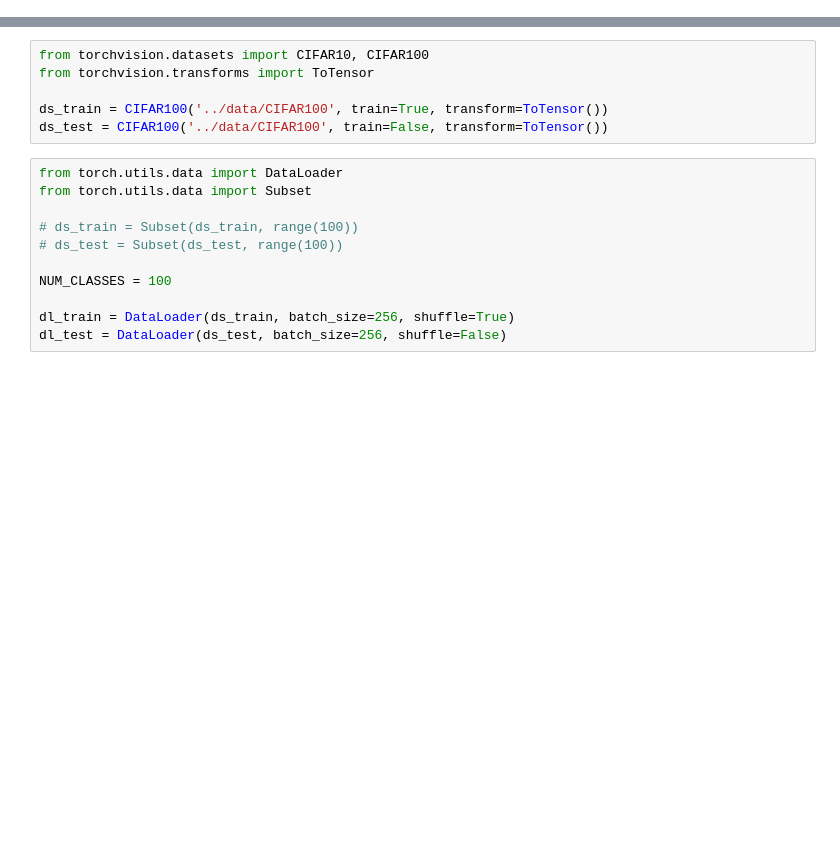
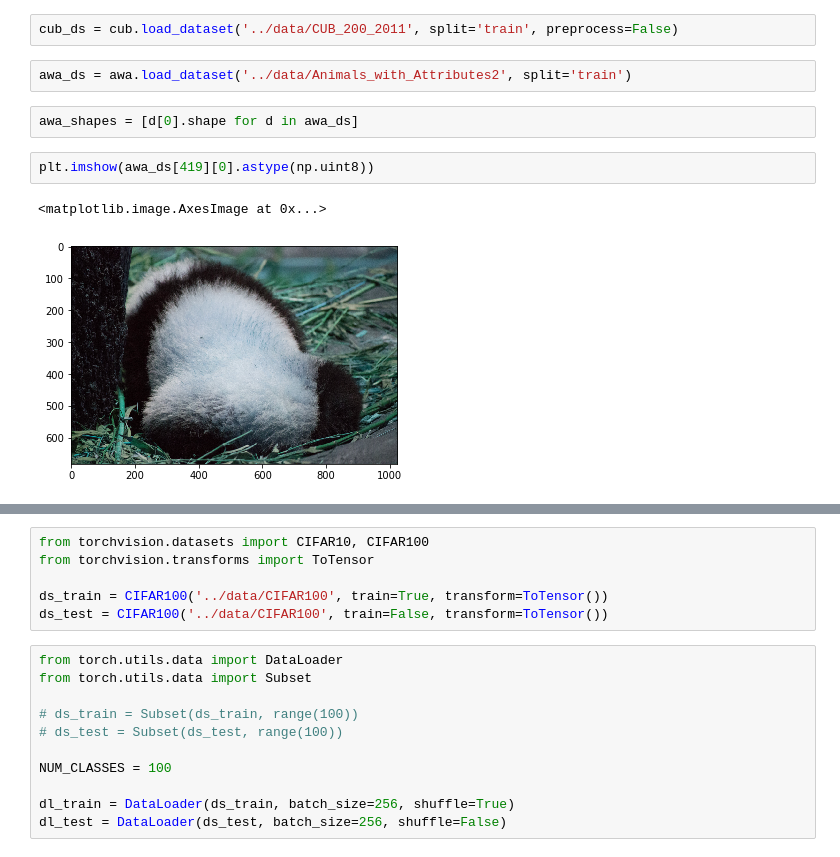
Before and after one commit to universome/class-norm, a Jupyter notebook: notebooks/zoo.ipynb, the cells around one changed output, grey strips where cells are left out. Cells and saved outputs as stored; diff of their text form; blank space fills up the shorter version.

```diff
--- a/notebooks/zoo.ipynb
+++ b/notebooks/zoo.ipynb
@@ -28,0 +23,11 @@ plt.legend()
+# %%
+cub_ds = cub.load_dataset('../data/CUB_200_2011', split='train', preprocess=False)
+# %%
+awa_ds = awa.load_dataset('../data/Animals_with_Attributes2', split='train')
+# %%
+awa_shapes = [d[0].shape for d in awa_ds]
+# %%
+plt.imshow(awa_ds[419][0].astype(np.uint8))
+# %% [output]
+<matplotlib.image.AxesImage at 0x...>
+[figure, added]
```
Also changed, not shown: parts of 11 cells of this notebook, 6 other files.
